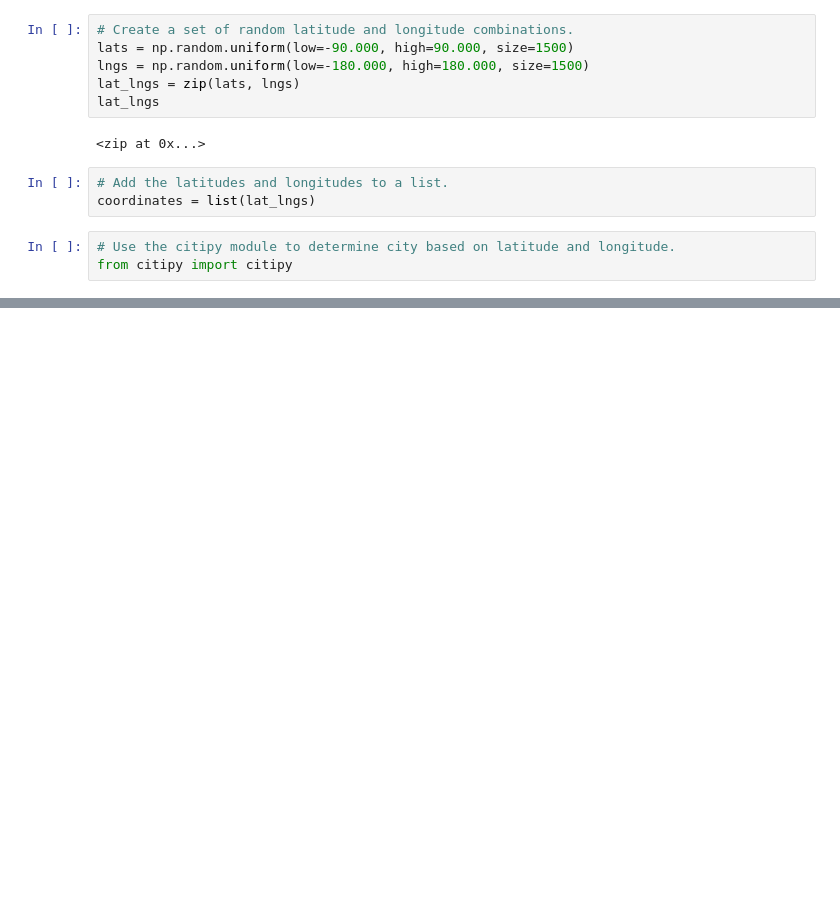
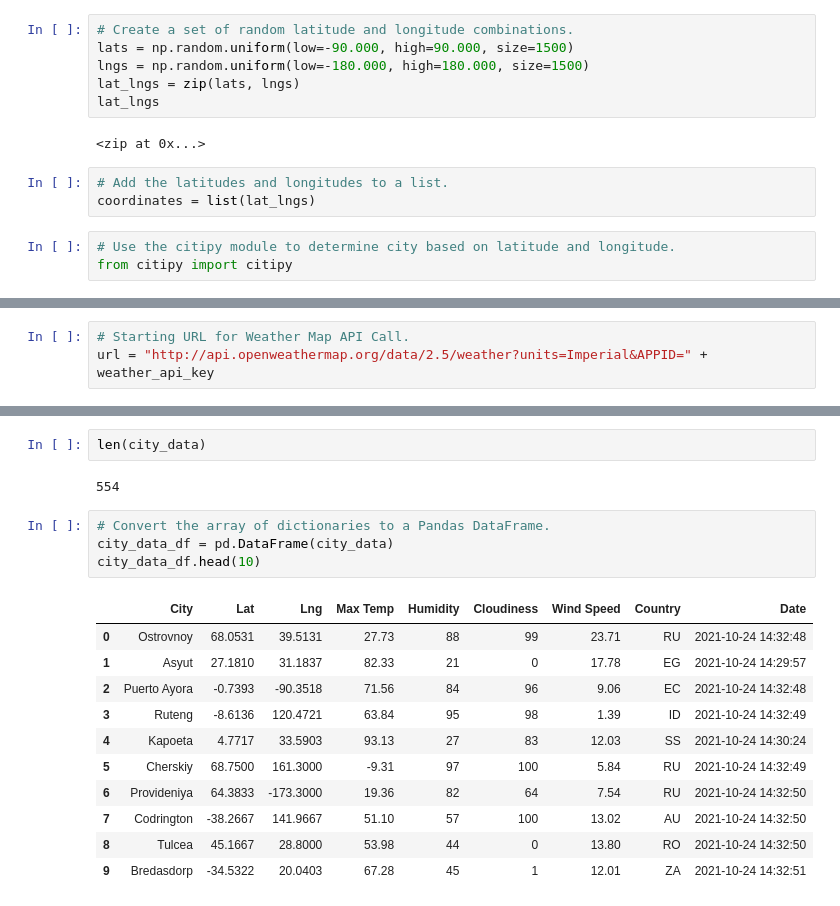
Before and after one commit to smsheehan/World_Weather_Analysis_module_6, a Jupyter notebook: WeatherPy.ipynb, the cells around one changed output, grey strips where cells are left out. Drawn from its saved outputs; the diff is of its cells as text; blank space fills up the shorter version.

```diff
--- a/WeatherPy.ipynb
+++ b/WeatherPy.ipynb
@@ -33,0 +40,3 @@ len(cities)
+# %%
+# Starting URL for Weather Map API Call.
+url = "http://api.openweathermap.org/data/2.5/weather?units=Imperial&APPID=" + weather_api_key
@@ -33,0 +125,20 @@ len(cities)
+# %%
+len(city_data)
+# %% [output]
+554
+# %%
+# Convert the array of dictionaries to a Pandas DataFrame.
+city_data_df = pd.DataFrame(city_data)
+city_data_df.head(10)
+# %% [output]
+|  | City | Lat | Lng | Max Temp | Humidity | Cloudiness | Wind Speed | Country | Date |
+| 0 | Ostrovnoy | 68.0531 | 39.5131 | 27.73 | 88 | 99 | 23.71 | RU | 2021-10-24 14:32:48 |
+| 1 | Asyut | 27.1810 | 31.1837 | 82.33 | 21 | 0 | 17.78 | EG | 2021-10-24 14:29:57 |
+| 2 | Puerto Ayora | -0.7393 | -90.3518 | 71.56 | 84 | 96 | 9.06 | EC | 2021-10-24 14:32:48 |
+| 3 | Ruteng | -8.6136 | 120.4721 | 63.84 | 95 | 98 | 1.39 | ID | 2021-10-24 14:32:49 |
+| 4 | Kapoeta | 4.7717 | 33.5903 | 93.13 | 27 | 83 | 12.03 | SS | 2021-10-24 14:30:24 |
+| 5 | Cherskiy | 68.7500 | 161.3000 | -9.31 | 97 | 100 | 5.84 | RU | 2021-10-24 14:32:49 |
+| 6 | Provideniya | 64.3833 | -173.3000 | 19.36 | 82 | 64 | 7.54 | RU | 2021-10-24 14:32:50 |
+| 7 | Codrington | -38.2667 | 141.9667 | 51.10 | 57 | 100 | 13.02 | AU | 2021-10-24 14:32:50 |
+| 8 | Tulcea | 45.1667 | 28.8000 | 53.98 | 44 | 0 | 13.80 | RO | 2021-10-24 14:32:50 |
+| 9 | Bredasdorp | -34.5322 | 20.0403 | 67.28 | 45 | 1 | 12.01 | ZA | 2021-10-24 14:32:51 |
```
Also changed, not shown: parts of 8 cells of this notebook, 3 other files.
